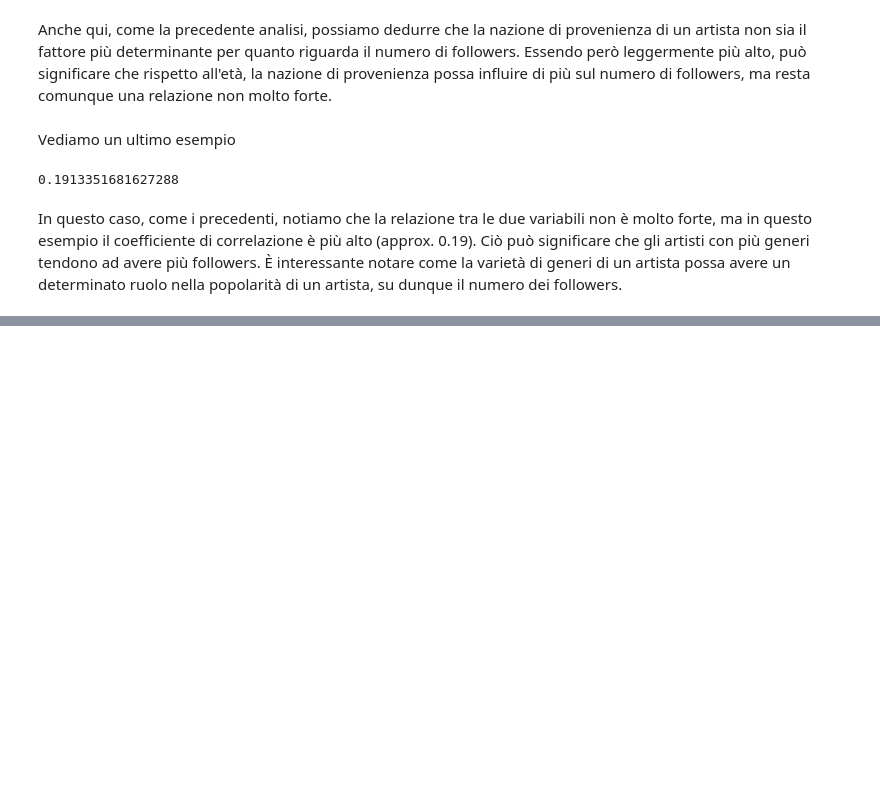
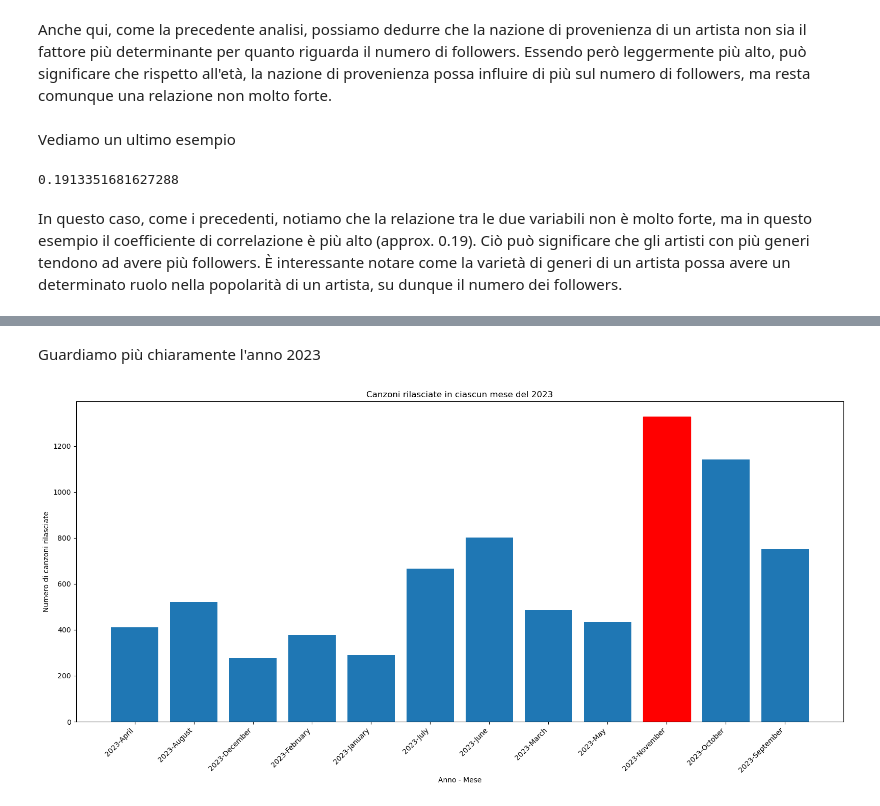
Before and after one commit to michelaminichini/Laboratorio-Big-Data-Progetto-2023, a Jupyter notebook: artists-top_songs.ipynb, the cells around one changed output, grey strips where cells are left out. Saved outputs shown, nothing was run; the diff lists cells and outputs as text; code cells hidden in the pictures; blank space fills up the shorter version.

```diff
--- a/artists-top_songs.ipynb
+++ b/artists-top_songs.ipynb
@@ -287,0 +342,27 @@ In questo caso, come i precedenti, notiamo che la relazione tra le due variabili
+# %% [markdown]
+Guardiamo più chiaramente l'anno 2023
+# %%
+top_songs_2023 = top_songs[top_songs['Release Year'] == 2023]
+
+yearly_release_counts_2023 = top_songs_2023.groupby(['Release Year', 'Release Month']).size().reset_index(name='count')
+
+max_year_month_2023 = yearly_release_counts_2023.loc[yearly_release_counts_2023['count'].idxmax()]
+
+highlight_index_2023 = yearly_release_counts_2023[(yearly_release_counts_2023['Release Month'] == max_year_month_2023['Release Month'])].index
+
+plt.figure(figsize=(16,8))
+bars_2023 = plt.bar(yearly_release_counts_2023['Release Year'].astype(str) + '-' + yearly_release_counts_2023['Release Month'], yearly_release_counts_2023['count'])
+
+for index in highlight_index_2023:
+    bars_2023[index].set_color('red')
+
+plt.title('Canzoni rilasciate in ciascun mese del 2023')
+plt.xlabel('Anno - Mese')
+plt.ylabel('Numero di canzoni rilasciate')
+
+plt.xticks(rotation=45, ha='right')
+plt.tight_layout()
+
+plt.show()
+# %% [output]
+[figure, added]
```
Also changed, not shown: parts of 7 cells of this notebook.
